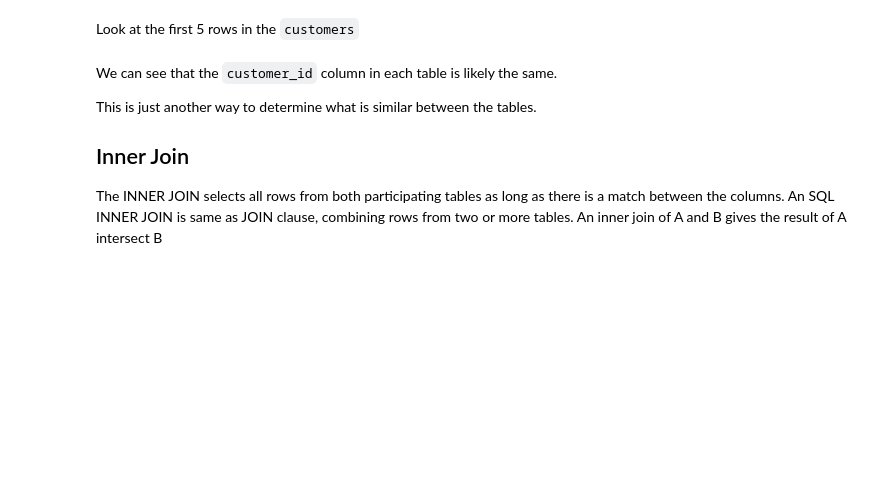
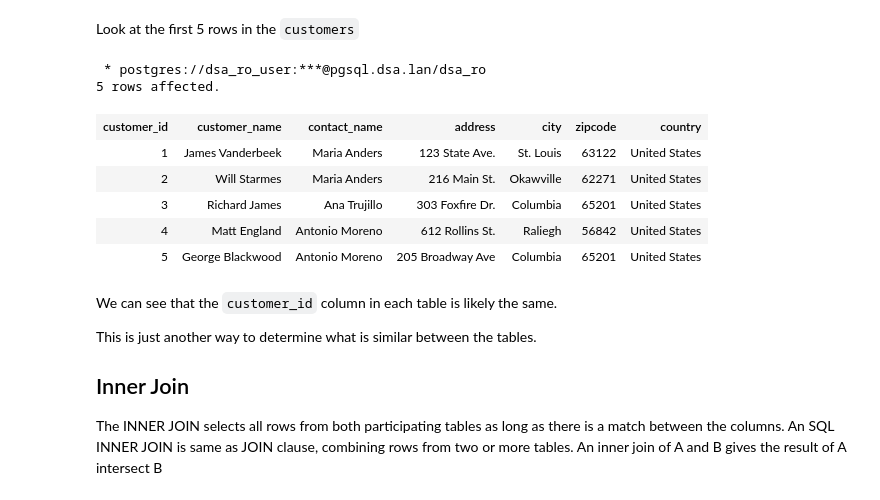
Before and after one commit to may96cc/f21dsa7030, a Jupyter notebook: module3/practices/Joins.ipynb, the cells around one changed output. Drawn from its saved outputs; the diff is of its cells as text; code cells hidden in the pictures; blank space fills up the shorter version.

```diff
--- a/module3/practices/Joins.ipynb
+++ b/module3/practices/Joins.ipynb
@@ -77,3 +119,17 @@ Look at the first 5 rows in the `customers`
+# %%
+%%sql
+SELECT *
+FROM customers
+LIMIT 5 ;
+# %% [output]
+ * postgres://dsa_ro_user:***@pgsql.dsa.lan/dsa_ro
+5 rows affected.
+| customer_id | customer_name | contact_name | address | city | zipcode | country |
+| 1 | James Vanderbeek | Maria Anders | 123 State Ave. | St. Louis | 63122 | United States |
+| 2 | Will Starmes | Maria Anders | 216 Main St. | Okawville | 62271 | United States |
+| 3 | Richard James | Ana Trujillo | 303 Foxfire Dr. | Columbia | 65201 | United States |
+| 4 | Matt England | Antonio Moreno | 612 Rollins St. | Raliegh | 56842 | United States |
+| 5 | George Blackwood | Antonio Moreno | 205 Broadway Ave | Columbia | 65201 | United States |
 # %% [markdown]
 We can see that the `customer_id` column in each table is likely the same.
 
```
Also changed, not shown: parts of 20 cells of this notebook, 2 other files.
